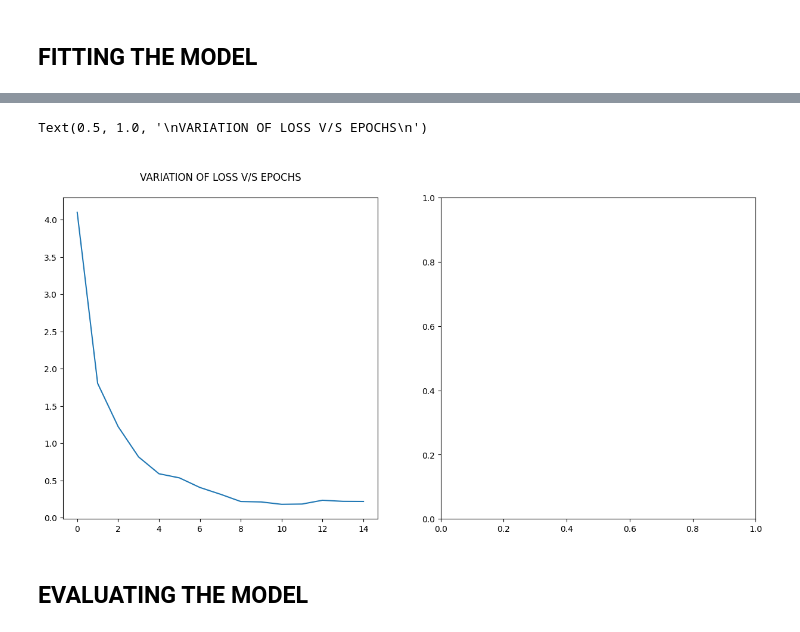
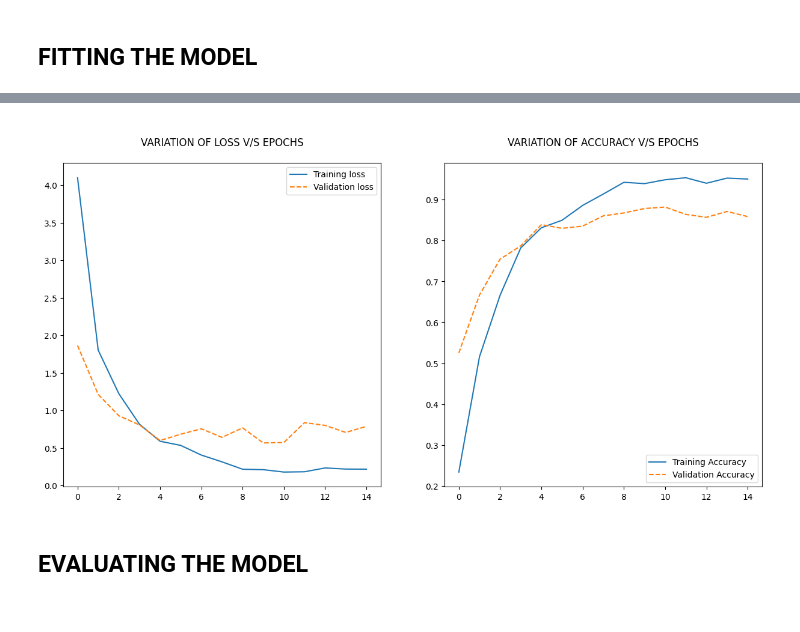
Before and after one commit to HariSkr11/indian-sign-language-detection, a Jupyter notebook: Model.ipynb, the cells around one changed output, grey strips where cells are left out. Drawn from its saved outputs; the diff is of its cells as text; code cells hidden in the pictures.

```diff
--- a/Model.ipynb
+++ b/Model.ipynb
@@ -283,2 +285,7 @@ _________________________________________________________________
+# %%
+loss_list = []
+accuracy_list = []
+val_loss = []
+val_accuracy = []
 # %% [markdown]
 ## FITTING THE MODEL
@@ -309,13 +313,22 @@ Epoch 15/15
 # %%
 loss_list+=history.history['loss']
 accuracy_list = history.history['accuracy']
+val_loss+=history.history['val_loss']
+val_accuracy += history.history['val_accuracy']
-# %%
-fig,axes = plt.subplots(nrows=1,ncols=2,figsize=(15,7))
-axes[0].plot(loss_list)
-axes[0].set_title("\nVARIATION OF LOSS V/S EPOCHS\n")
-# %% [output]
-Text(0.5, 1.0, '\nVARIATION OF LOSS V/S EPOCHS\n')
-[figure, removed]
+# %%
+fig,axes = plt.subplots(nrows=1,ncols=2,figsize=(15,7))
+axes[0].set_title("\nVARIATION OF LOSS V/S EPOCHS\n")
+axes[0].plot(loss_list,label="Training loss")
+axes[0].plot(val_loss,label = "Validation loss",linestyle = "dashed")
+axes[0].legend(loc="upper right")
+
+axes[1].set_title("\nVARIATION OF ACCURACY V/S EPOCHS\n")
+axes[1].plot(accuracy_list,label = "Training Accuracy")
+axes[1].plot(val_accuracy,label = "Validation Accuracy",linestyle = "dashed")
+axes[1].legend(loc="lower right")
+fig.show()
+# %% [output]
+[figure, added]
 # %% [markdown]
 ## EVALUATING THE MODEL
 # %%
```
Also changed, not shown: parts of 2 cells of this notebook.
